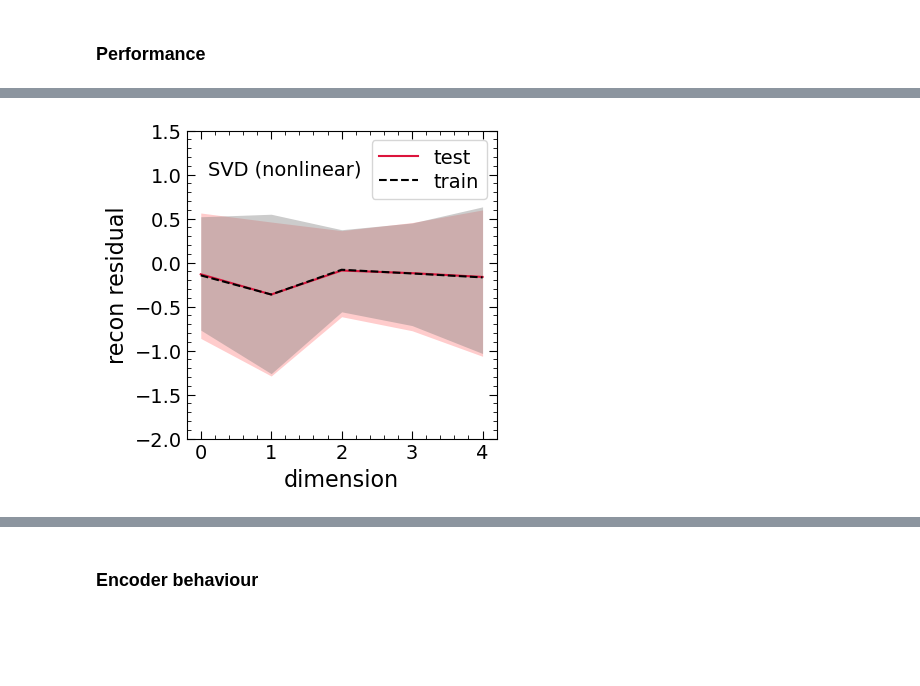
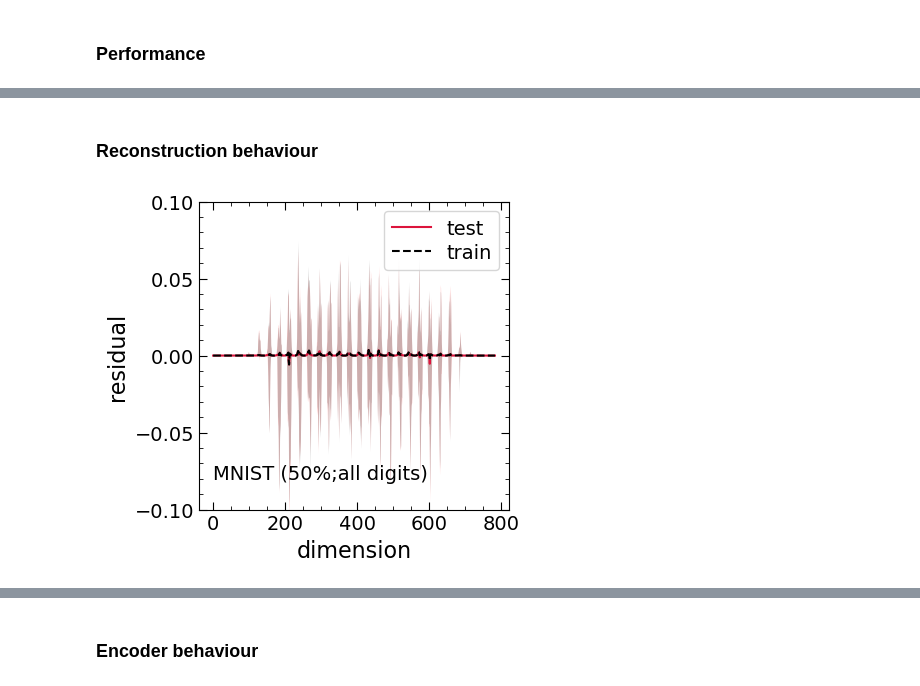
Before and after one commit to a-paranjape/mlfundas, a Jupyter notebook: examples/AutoEncoder_Example.ipynb, the cells around one changed output, grey strips where cells are left out. Drawn from its saved outputs; the diff is of its cells as text; code cells hidden in the pictures; blank space fills up the shorter version.

Commit message:
added MNIST example

```diff
--- a/examples/AutoEncoder_Example.ipynb
+++ b/examples/AutoEncoder_Example.ipynb
@@ -47,11 +47,11 @@ mpl.rcParams['ytick.minor.size'] = 3
 # %% [markdown]
 ## Examples: MNIST, SVD
 # %%
-Example = 'svd' # 'mnist','svd'
+Example = 'mnist' # 'mnist','svd'
 
 if Example == 'mnist':
-    Downsample = 0.1  # 1.0 is doable on desktop: reaches ~59.6GB RAM using N = 3 x 48 jobs, scales ~ 1/N
-    Select_k = [0,1]  # list of digits to include in data
+    Downsample = 0.5  # 1.0 is doable on desktop: reaches ~59.6GB RAM using N = 3 x 48 jobs, scales ~ 1/N
+    Select_k = np.arange(10) #[0,1]  # list of digits to include in data
     K = len(Select_k) # number of digits included
 if Example == 'svd':
     NonLinear = True  # whether or not to implement nonlinearity.
@@ -70,8 +70,12 @@ if Example not in ExDict.keys():
 
 Out_Stem += Example + '/'
 if Example == 'mnist':
-    k_dir = 'k' + ''.join([str(k) for k in Select_k])
-    k_text = 'k=[' + ','.join([str(k) for k in Select_k]) + ']'
+    if K < 10:
+        k_dir = 'k' + ''.join([str(k) for k in Select_k])
+        k_text = 'k=[' + ','.join([str(k) for k in Select_k]) + ']'
+    else:
+        k_dir = 'all'
+        k_text = 'all digits'
     Out_Stem += k_dir + '/'
     ExDict['mnist']['text'] += " ({0:.0f}%;".format(100*Downsample) + k_text + ')'
 if Example == 'svd':
@@ -159,7 +163,7 @@ if Example == 'svd':
 # %%
 if Example == 'mnist':
     import tensorflow as tf
-    Vortex = True     # 'vortex unroll' to partially preserve spatial coherence in flattened array
+    Vortex = False # keep False to aid visualisation. 'vortex unroll' to partially preserve spatial coherence in flattened array
 
     start_time = time()
     (X_train_tf, Y_train_tf), (X_test_tf, Y_test_tf) = tf.keras.datasets.mnist.load_data()
@@ -202,9 +206,10 @@ if Example == 'mnist':
             X_test[i] = X_test_tf[i].flatten()
         X_test = X_test.T
 
-    # don't standardize here, use 'standardize_X' instead
-    # X_train /= 255.0
-    # X_test /= 255.0
+    # standardize here to [0,1] and set 'standardize_X' = False below
+    # then use 'nll' loss
+    X_train /= 255.0
+    X_test /= 255.0
 
     print(X_train.shape,X_test.shape)
 
@@ -325,7 +356,7 @@ File_Stem: autoencoder/svd/nonlinear/default/ae
 # %% [markdown]
 ### Training
 # %%
-Optimize = True
+Optimize = False
 
 start_time = time()
 hopt = HyperOpt(setup_dict=setup_dict)
@@ -403,28 +428,36 @@ No. of free params optimized = 39
+# %% [markdown]
+### Reconstruction behaviour
 # %%
-residual = ae.predict(X_test)/(X_test + 1e-15) - 1
-residual_train = ae.predict(X_train)/(X_train + 1e-15) - 1
+X_pred = ae.predict(X_test)
+residual = X_pred - X_test
+X_pred_train = ae.predict(X_train)
+residual_train = X_pred_train - X_train
+if Example == 'svd':
+    residual /=  (X_test + 1e-15)
+    residual_train /=  (X_train + 1e-15)
 
 percs = [16,50,84]
 # storage for 16,50,84 perc, per-dimension
 res_percs = np.zeros((3,ae.params['data_dim']))
 res_percs_train = np.zeros((3,ae.params['data_dim']))
 
 for p in range(3):
     res_percs[p] = np.percentile(residual,percs[p],axis=1)
     res_percs_train[p] = np.percentile(residual_train,percs[p],axis=1)
 
 dim_vals = np.arange(ae.params['data_dim'])
 plt.figure(figsize=(4,4))
-plt.ylim(-2,1.5)
+ylim = 0.1 if Example == 'mnist' else 1.5
+plt.ylim(-ylim,ylim)
 plt.xlabel('dimension')
-plt.ylabel('recon residual')
+plt.ylabel('residual')
 plt.plot(dim_vals,res_percs[1],'-',c='crimson',label='test')
 plt.fill_between(dim_vals,res_percs[2],res_percs[0],lw=0,color='red',alpha=0.2)
 plt.plot(dim_vals,res_percs_train[1],'--',c='k',label='train')
 plt.fill_between(dim_vals,res_percs_train[2],res_percs_train[0],lw=0,color='gray',alpha=0.4)
-plt.text(0.1,1,ExDict[Example]['text'],fontsize=FS3)
+plt.text(0.1,-0.08 if Example == 'mnist' else 1,ExDict[Example]['text'],fontsize=FS3)
 plt.legend(loc='upper right')
 plt.minorticks_on()
 plt.show()
 # %% [output]
-[figure, old version]
+[figure, new version]
```
Also changed, not shown: parts of 7 cells of this notebook, 11 other files.
